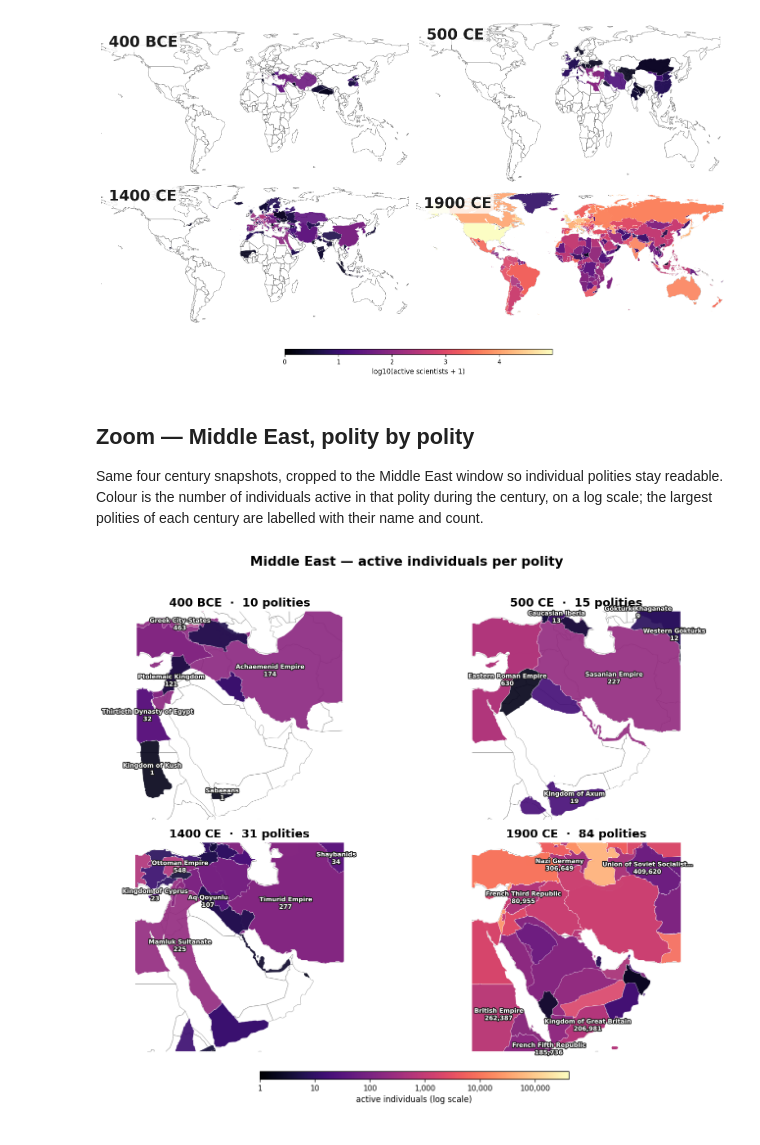
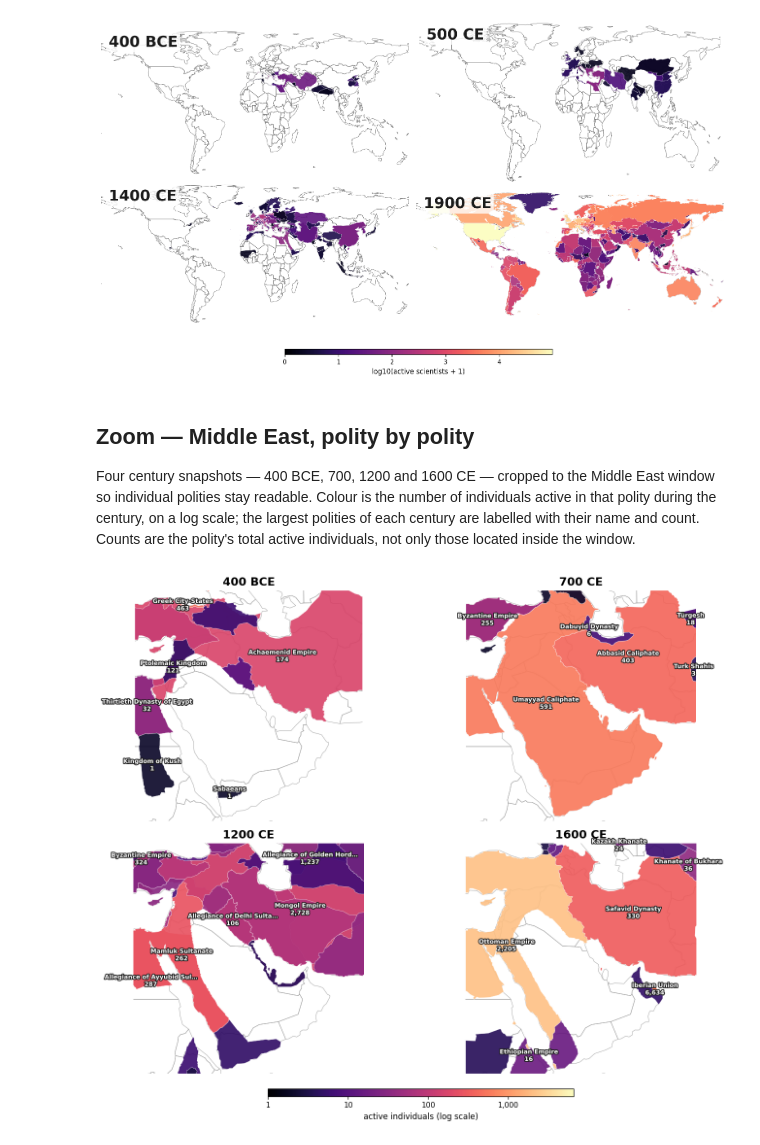
Before and after one commit to charlesdedampierre/cultura_database, a Jupyter notebook: notebooks/08_polities.ipynb, the cells around one changed output. Cells and saved outputs as stored; diff of their text form; code cells hidden in the pictures.

```diff
--- a/notebooks/08_polities.ipynb
+++ b/notebooks/08_polities.ipynb
@@ -546,8 +546,8 @@ shape: (4, 5)
 # %% [markdown]
 ## Pick representative polygon per (polity, century)
 # %%
-polygons_per_century = {}
-for century in tqdm(CENTURY_SNAPSHOTS, desc='select polygons'):
+def select_polygons(century):
+    """One representative polygon per polity: the period whose midpoint is closest to the century."""
     century_low, century_high, century_mid = century, century + 99, century + 50
     overlapping = (
         polity_period_polygons
@@ -565,7 +565,9 @@ for century in tqdm(CENTURY_SNAPSHOTS, desc='select polygons'):
             }
         except Exception:
             continue
-    polygons_per_century[century] = polygon_lookup
+    return polygon_lookup
+
+polygons_per_century = {c: select_polygons(c) for c in tqdm(CENTURY_SNAPSHOTS, desc='select polygons')}
 
 {century: len(lookup) for century, lookup in polygons_per_century.items()}
 # %% [output]
@@ -642,19 +644,20 @@ render_century_maps(scientist_counts_per_century, 'log10(active scientists + 1)'
 # %% [markdown]
 ## Zoom — Middle East, polity by polity
 
-Same four century snapshots, cropped to the Middle East window so individual polities stay readable. Colour is the number of individuals active in that polity during the century, on a log scale; the largest polities of each century are labelled with their name and count.
+Four century snapshots — 400 BCE, 700, 1200 and 1600 CE — cropped to the Middle East window so individual polities stay readable. Colour is the number of individuals active in that polity during the century, on a log scale; the largest polities of each century are labelled with their name and count. Counts are the polity's total active individuals, not only those located inside the window.
 # %%
-MIDDLE_EAST_LABELS = 6        # largest polities labelled per century
-LABEL_MIN_GAP      = (7.0, 3.0)  # minimum gap between two labels, in degrees (lon, lat)
+MIDDLE_EAST_CENTURIES = [-400, 700, 1200, 1600]
+MIDDLE_EAST_LABELS    = 6          # largest polities labelled per century
+LABEL_MIN_GAP         = (7.0, 3.0)  # minimum gap between two labels, in degrees (lon, lat)
 
-def clip_to_middle_east(counts_per_century):
+def clip_to_middle_east(counts_per_century, polygons_per_century):
     """Per century, the polities overlapping the window, clipped to it, largest first."""
     window = box(*MIDDLE_EAST_BOUNDS)
     frames = {}
-    for century in CENTURY_SNAPSHOTS:
-        century_polygons = polygons_per_century.get(century, {})
+    for century, counts in counts_per_century.items():
+        century_polygons = polygons_per_century[century]
         rows = []
-        for polity_id, count in counts_per_century[century].items():
+        for polity_id, count in counts.items():
             polity = century_polygons.get(polity_id)
             if polity is None:
                 continue
@@ -689,47 +692,48 @@ def label_polities(ax, frame, n_labels=MIDDLE_EAST_LABELS):
             path_effects=[patheffects.withStroke(linewidth=2.2, foreground='#1a1a1a')],
         )
 
-def render_middle_east_maps(counts_per_century, colorbar_label):
-    frames  = clip_to_middle_east(counts_per_century)
+def render_middle_east_maps(counts_per_century, polygons_per_century, colorbar_label):
+    frames  = clip_to_middle_east(counts_per_century, polygons_per_century)
     log_max = max([np.log10(frame['count'].max() + 1) for frame in frames.values() if frame is not None] + [1.0])
     norm    = Normalize(vmin=0, vmax=log_max)
     lon_min, lat_min, lon_max, lat_max = MIDDLE_EAST_BOUNDS
 
     fig, axes = plt.subplots(2, 2, figsize=(12.5, 9.5))
-    for ax, century in zip(axes.flatten(), CENTURY_SNAPSHOTS):
+    for ax, century in zip(axes.flatten(), frames):
         if basemap is not None:
             basemap.boundary.plot(ax=ax, color='#9a9a9a', linewidth=0.5, zorder=1)
 
         frame = frames[century]
         if frame is not None:
             frame = frame.assign(log_count=np.log10(frame['count'] + 1))
             frame.plot(
                 ax=ax, column='log_count', cmap=MAP_COLORMAP, norm=norm,
                 edgecolor='white', linewidth=0.35, alpha=0.92, zorder=2,
             )
             label_polities(ax, frame)
 
         ax.set_xlim(lon_min, lon_max); ax.set_ylim(lat_min, lat_max)
         ax.set_xticks([]); ax.set_yticks([])
         for spine in ax.spines.values():
             spine.set_visible(False)
 
-        century_label = f'{abs(century)} BCE' if century < 0 else f'{century} CE'
-        n_polities    = 0 if frame is None else len(frame)
-        ax.set_title(f'{century_label}  \u00b7  {n_polities} polities', fontsize=14, fontweight='bold')
+        ax.set_title(f'{abs(century)} BCE' if century < 0 else f'{century} CE',
+                     fontsize=14, fontweight='bold')
 
-    fig.suptitle('Middle East \u2014 active individuals per polity', fontsize=16, fontweight='bold')
-    fig.tight_layout(rect=[0, 0.07, 1, 0.96])
+    fig.tight_layout(rect=[0, 0.07, 1, 1])
 
     cbar_ax = fig.add_axes([0.30, 0.045, 0.42, 0.014])
     scalar_mappable = ScalarMappable(norm=norm, cmap=MAP_COLORMAP); scalar_mappable.set_array([])
     cbar = fig.colorbar(scalar_mappable, cax=cbar_ax, orientation='horizontal')
     ticks = list(range(int(np.floor(log_max)) + 1))
     cbar.set_ticks(ticks); cbar.set_ticklabels([f'{10 ** tick:,.0f}' for tick in ticks])
     cbar.set_label(colorbar_label, fontsize=10)
     cbar.ax.tick_params(labelsize=9)
     plt.show()
 
-render_middle_east_maps(all_counts_per_century, 'active individuals (log scale)')
+middle_east_counts   = {c: count_per_polity(c) for c in MIDDLE_EAST_CENTURIES}
+middle_east_polygons = {c: select_polygons(c)  for c in tqdm(MIDDLE_EAST_CENTURIES, desc='zoom polygons')}
+
+render_middle_east_maps(middle_east_counts, middle_east_polygons, 'active individuals (log scale)')
 # %% [output]
-[figure, old version]
+[figure, new version]
```
Also changed, not shown: parts of 1 cell of this notebook.
